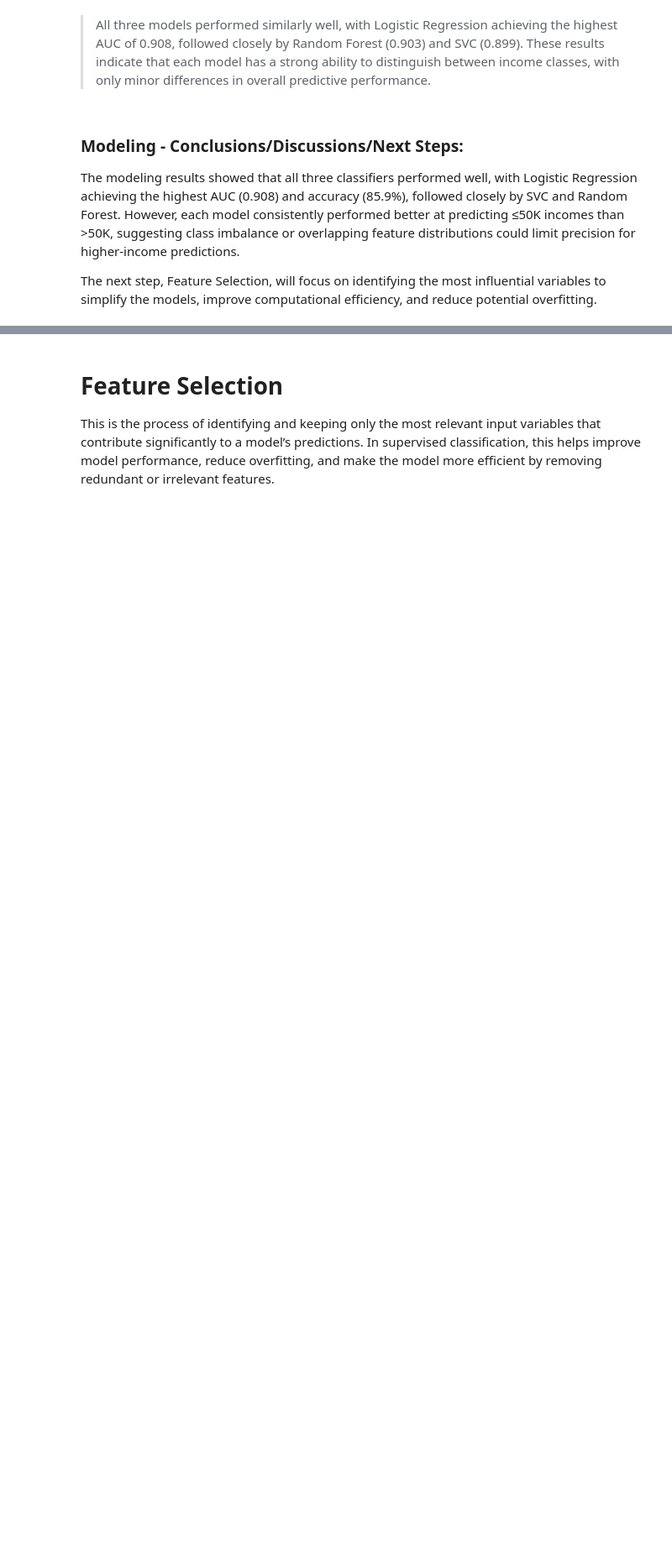
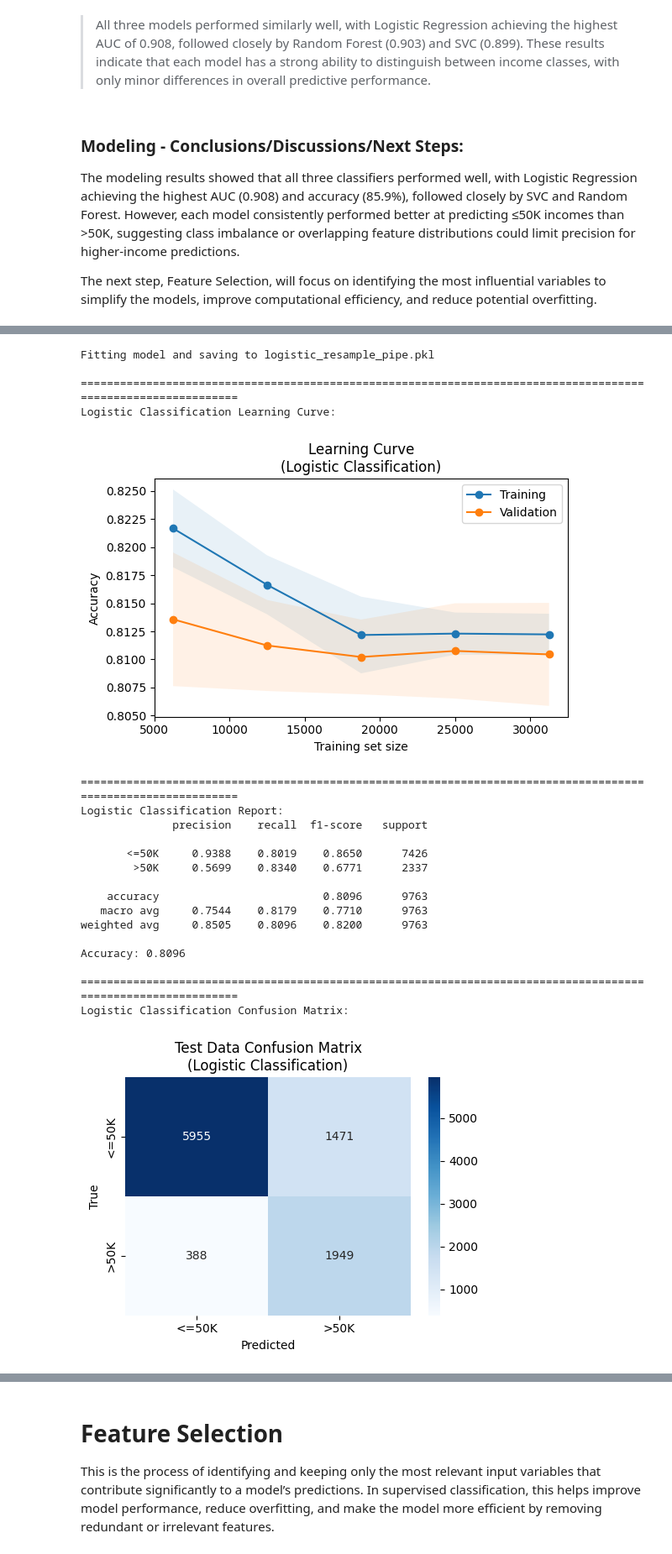
Before and after one commit to ryan-bulger/5509-Final-Project, a Jupyter notebook: 5509_income_modeling.ipynb, the cells around one changed output, grey strips where cells are left out. Shown at 84% size. Saved outputs shown, nothing was run; the diff lists cells and outputs as text; code cells hidden in the pictures; blank space fills up the shorter version.

```diff
--- a/5509_income_modeling.ipynb
+++ b/5509_income_modeling.ipynb
@@ -81,14 +80,12 @@ X_test shape =  (9763, 13)     y_test shape =  (9763,)
 - Next we build a preprocessing pipeline that prepares numeric and categorical data for modeling. Numeric features are imputed using their median values and standardized for consistent scaling, while categorical features are imputed with the most frequent category and one-hot encoded into binary variables. The `ColumnTransformer` then applies these transformations to their respective columns, producing a clean, model-ready dataset.
 - To aid in modeling dummy columns will be added during imputing to indicate where data was missing for the `capital-gain`, `capital-loss`, `workclass`, `occupation`, and `native-country` columns.
 # %%
-numeric_transformer = ImbPipeline([
-    # ('imputer', IterativeImputer(initial_strategy='median', add_indicator=True)),
+numeric_transformer = SkPipeline([
     ('imputer', SimpleImputer(strategy='median', add_indicator=True)),
     ('scaler', StandardScaler())
 ])
 
-categorical_transformer = ImbPipeline([
-    # ('imputer', IterativeImputer(initial_strategy='most_frequent', add_indicator=True)),
+categorical_transformer = SkPipeline([
     ('imputer', SimpleImputer(strategy='most_frequent', add_indicator=True)),
     ('onehot', OneHotEncoder(handle_unknown='ignore'))
 ])
@@ -407,0 +415,35 @@ The next step, Feature Selection, will focus on identifying the most influential
+# %%
+# Create logistic classifier pipeline instance
+logistic_resample_pipe = ImbPipeline(steps=[
+    ('preprocessor', preprocessor_transformer),
+    ('resample', SMOTE(random_state=42)),
+    ('classifier', LogisticRegression(max_iter=2000, n_jobs=-1))
+])
+
+# Fit model
+logistic_resample_pipe = fit_model(logistic_resample_pipe, X_train, y_train, 'logistic_resample_pipe.pkl')
+
+# Create classification output
+logistic_resample_accuracy = create_classification_output(logistic_resample_pipe, 'Logistic Classification (with over-sampling)')
+# %% [output]
+Fitting model and saving to logistic_resample_pipe.pkl
+
+==============================================================================================================
+Logistic Classification Learning Curve:
+[figure, added]
+==============================================================================================================
+Logistic Classification Report:
+              precision    recall  f1-score   support
+
+       <=50K     0.9388    0.8019    0.8650      7426
+        >50K     0.5699    0.8340    0.6771      2337
+
+    accuracy                         0.8096      9763
+   macro avg     0.7544    0.8179    0.7710      9763
+weighted avg     0.8505    0.8096    0.8200      9763
+
+Accuracy: 0.8096
+
+==============================================================================================================
+Logistic Classification Confusion Matrix:
+[figure, added]
```
Also changed, not shown: parts of 19 cells of this notebook, 1 other file.
